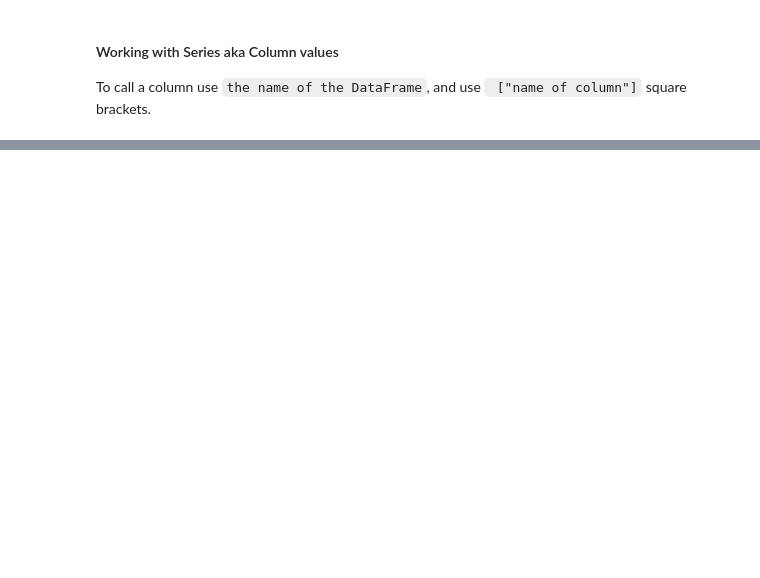
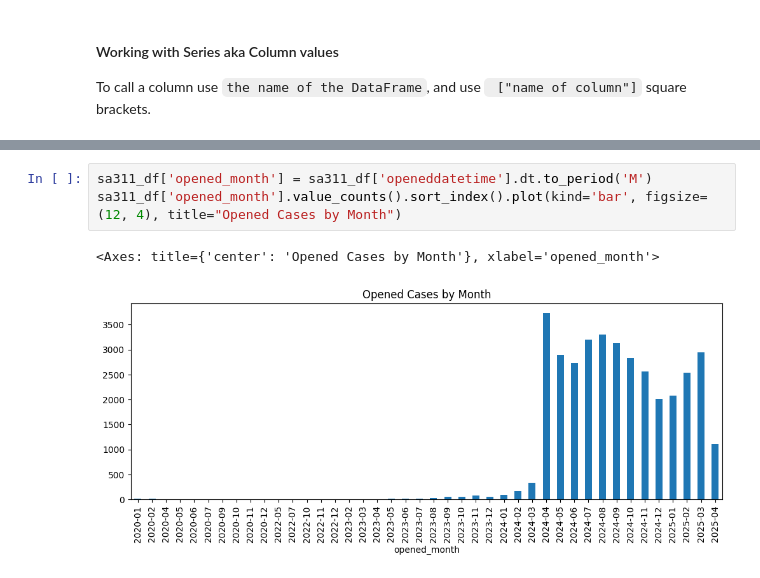
Before and after one commit to dianita956/cedish_pandas_workshop, a Jupyter notebook: pandas.ipynb, the cells around one changed output, grey strips where cells are left out. Saved outputs shown, nothing was run; the diff lists cells and outputs as text; blank space fills up the shorter version.

```diff
--- a/pandas.ipynb
+++ b/pandas.ipynb
@@ -298,0 +430,6 @@ sa_311.describe(include='all')
+# %%
+sa311_df['opened_month'] = sa311_df['openeddatetime'].dt.to_period('M')
+sa311_df['opened_month'].value_counts().sort_index().plot(kind='bar', figsize=(12, 4), title="Opened Cases by Month")
+# %% [output]
+<Axes: title={'center': 'Opened Cases by Month'}, xlabel='opened_month'>
+[figure, added]
```
Also changed, not shown: parts of 33 cells of this notebook.
